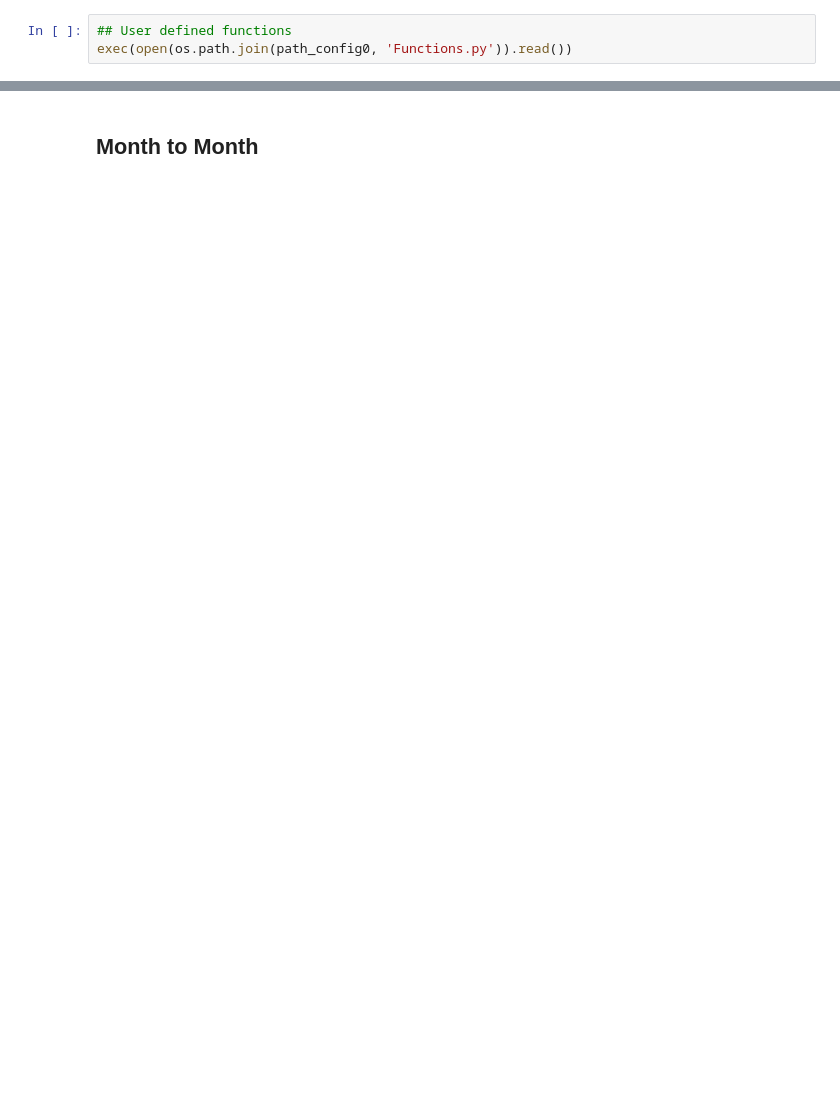
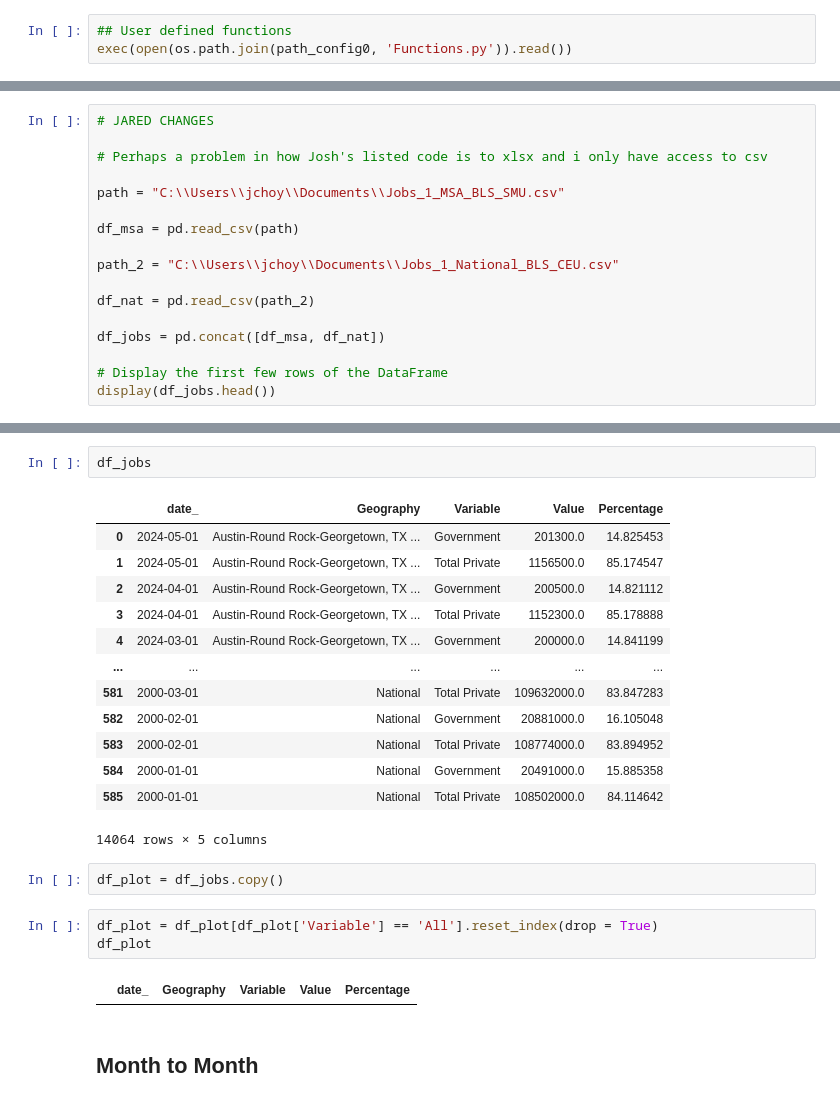
Before and after one commit to SACOG/Regional-Monitoring, a Jupyter notebook: Indicator_Gen/Python Code/BLS/Step 02 - Jobs_1 Processing.ipynb, the cells around one changed output, grey strips where cells are left out. Drawn from its saved outputs; the diff is of its cells as text; blank space fills up the shorter version.

```diff
--- a/Indicator_Gen/Python Code/BLS/Step 02 - Jobs_1 Processing.ipynb
+++ b/Indicator_Gen/Python Code/BLS/Step 02 - Jobs_1 Processing.ipynb
@@ -59,0 +96,17 @@ df_jobs
+# %%
+# JARED CHANGES
+
+# Perhaps a problem in how Josh's listed code is to xlsx and i only have access to csv
+
+path = "C:\\Users\\jchoy\\Documents\\Jobs_1_MSA_BLS_SMU.csv"
+
+df_msa = pd.read_csv(path)
+
+path_2 = "C:\\Users\\jchoy\\Documents\\Jobs_1_National_BLS_CEU.csv"
+
+df_nat = pd.read_csv(path_2)
+
+df_jobs = pd.concat([df_msa, df_nat])
+
+# Display the first few rows of the DataFrame
+display(df_jobs.head())
@@ -60,3 +120,26 @@ df_jobs
+# %%
+df_jobs
+# %% [output]
+|  | date_ | Geography | Variable | Value | Percentage |
+| 0 | 2024-05-01 | Austin-Round Rock-Georgetown, TX ... | Government | 201300.0 | 14.825453 |
+| 1 | 2024-05-01 | Austin-Round Rock-Georgetown, TX ... | Total Private | 1156500.0 | 85.174547 |
+| 2 | 2024-04-01 | Austin-Round Rock-Georgetown, TX ... | Government | 200500.0 | 14.821112 |
+| 3 | 2024-04-01 | Austin-Round Rock-Georgetown, TX ... | Total Private | 1152300.0 | 85.178888 |
+| 4 | 2024-03-01 | Austin-Round Rock-Georgetown, TX ... | Government | 200000.0 | 14.841199 |
+| ... | ... | ... | ... | ... | ... |
+| 581 | 2000-03-01 | National | Total Private | 109632000.0 | 83.847283 |
+| 582 | 2000-02-01 | National | Government | 20881000.0 | 16.105048 |
+| 583 | 2000-02-01 | National | Total Private | 108774000.0 | 83.894952 |
+| 584 | 2000-01-01 | National | Government | 20491000.0 | 15.885358 |
+| 585 | 2000-01-01 | National | Total Private | 108502000.0 | 84.114642 |
+14064 rows × 5 columns
+# %%
+df_plot = df_jobs.copy()
+# %%
+df_plot = df_plot[df_plot['Variable'] == 'All'].reset_index(drop = True)
+df_plot
+# %% [output]
+|  | date_ | Geography | Variable | Value | Percentage |
 # %% [markdown]
 ## Month to Month
 # %%
```
Also changed, not shown: parts of 11 cells of this notebook, 22 other files.
